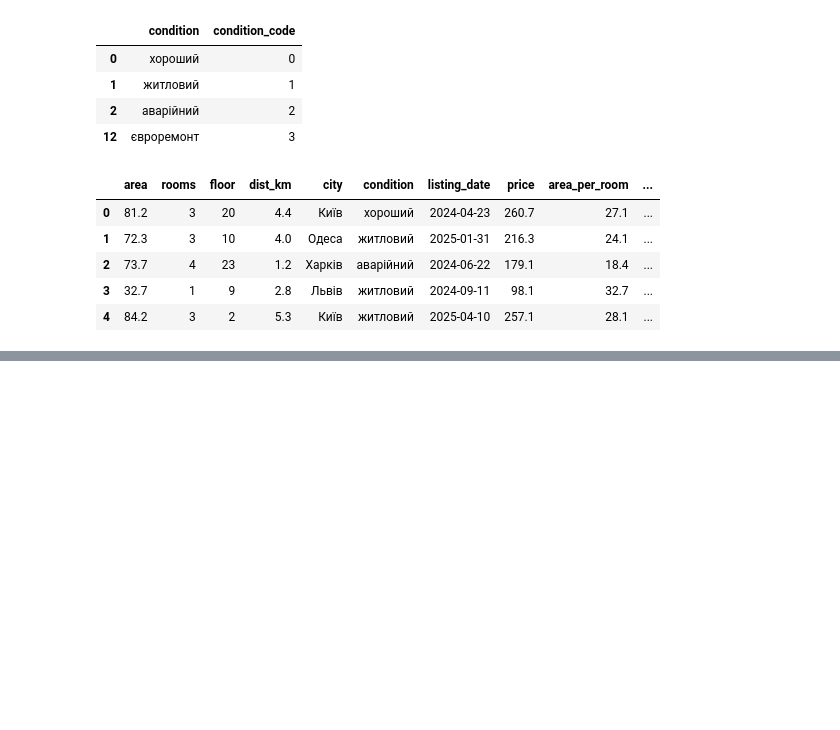
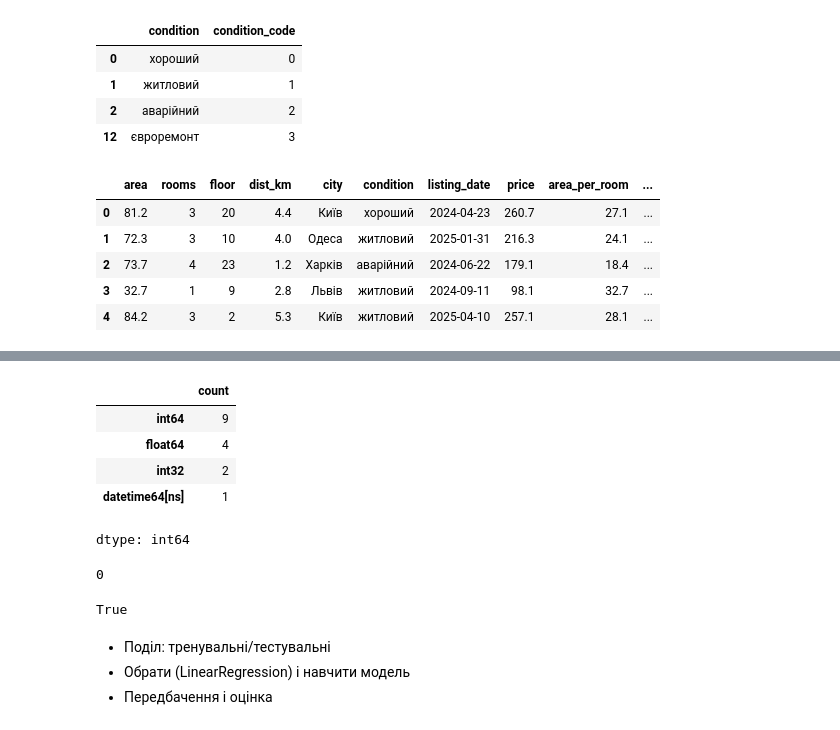
Before and after one commit to NadiiaIvashchuk/DTA_2026, a Jupyter notebook: ML/ML_feature_engineering_categorical_features.ipynb, the cells around one changed output, grey strips where cells are left out. Drawn from its saved outputs; the diff is of its cells as text; code cells hidden in the pictures; blank space fills up the shorter version.

```diff
--- a/ML/ML_feature_engineering_categorical_features.ipynb
+++ b/ML/ML_feature_engineering_categorical_features.ipynb
@@ -226,0 +268,21 @@ df.head()
+# %%
+X.dtypes.value_counts()
+# %% [output]
+|  | count |
+| int64 | 9 |
+| float64 | 4 |
+| int32 | 2 |
+| datetime64[ns] | 1 |
+dtype: int64
+# %%
+int(X.isna().sum().sum())
+# %% [output]
+0
+# %%
+len(X)==len(y)
+# %% [output]
+True
+# %% [markdown]
+- Поділ: тренувальні/тестувальні
+- Обрати (LinearRegression) і навчити модель
+- Передбачення і оцінка
```
Also changed, not shown: parts of 3 cells of this notebook.
